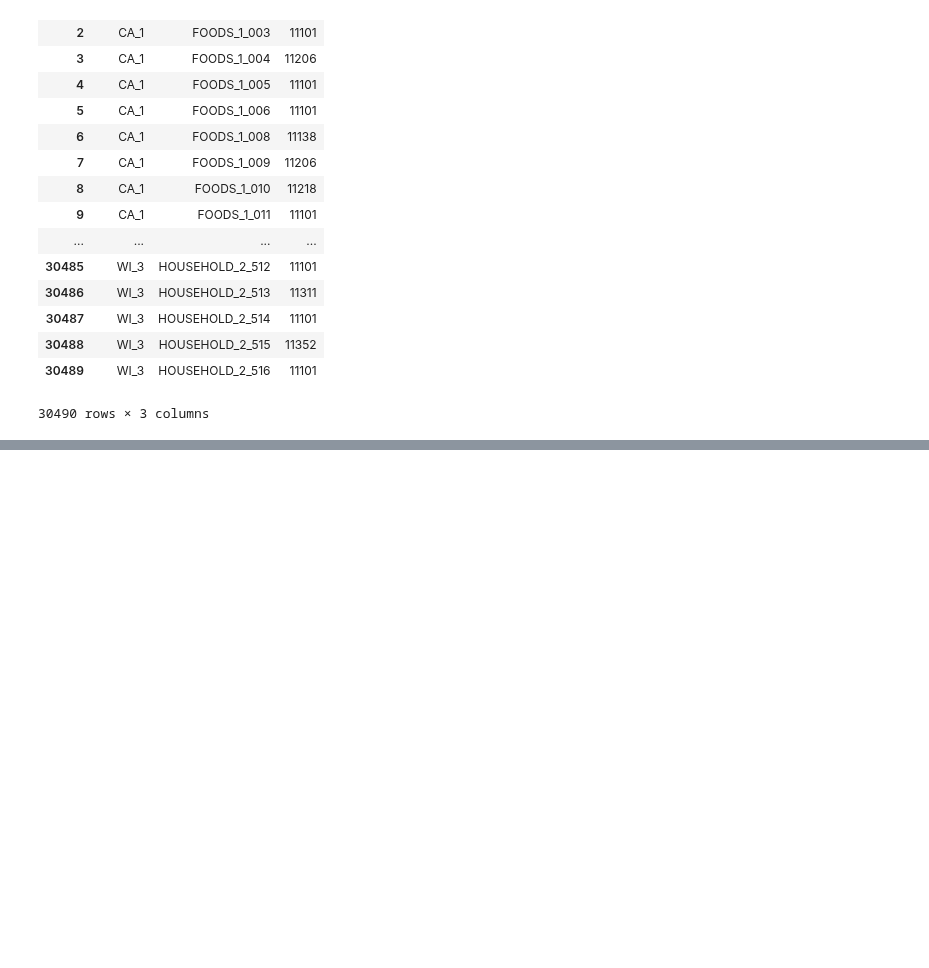
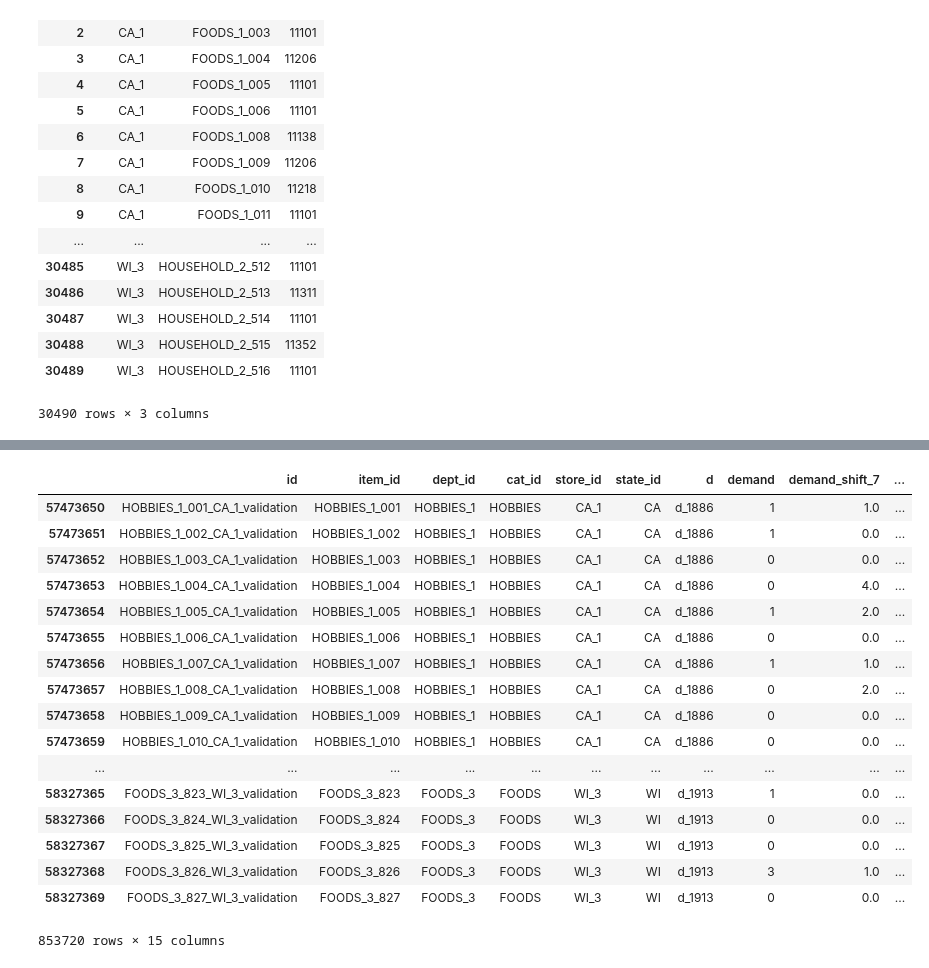
Before and after one commit to MitsuruFujiwara/M5-Forecasting-Accuracy, a Jupyter notebook: src/901_check_data.ipynb, the cells around one changed output, grey strips where cells are left out. Saved outputs shown, nothing was run; the diff lists cells and outputs as text; code cells hidden in the pictures; blank space fills up the shorter version.

```diff
--- a/src/901_check_data.ipynb
+++ b/src/901_check_data.ipynb
@@ -109,0 +110,2 @@ df_calendar
+# %%
+df_sales['d_numeric'] = df_sales['d'].apply(lambda x: int(x[2:]))
@@ -109,0 +132,21 @@ df_calendar
+# %%
+df_sales[(df_sales['d_numeric']>=1886)&(df_sales['d_numeric']<=1913)]
+# %% [output]
+|  | id | item_id | dept_id | cat_id | store_id | state_id | d | demand | demand_shift_7 | ... |
+| 57473650 | HOBBIES_1_001_CA_1_validation | HOBBIES_1_001 | HOBBIES_1 | HOBBIES | CA_1 | CA | d_1886 | 1 | 1.0 | ... |
+| 57473651 | HOBBIES_1_002_CA_1_validation | HOBBIES_1_002 | HOBBIES_1 | HOBBIES | CA_1 | CA | d_1886 | 1 | 0.0 | ... |
+| 57473652 | HOBBIES_1_003_CA_1_validation | HOBBIES_1_003 | HOBBIES_1 | HOBBIES | CA_1 | CA | d_1886 | 0 | 0.0 | ... |
+| 57473653 | HOBBIES_1_004_CA_1_validation | HOBBIES_1_004 | HOBBIES_1 | HOBBIES | CA_1 | CA | d_1886 | 0 | 4.0 | ... |
+| 57473654 | HOBBIES_1_005_CA_1_validation | HOBBIES_1_005 | HOBBIES_1 | HOBBIES | CA_1 | CA | d_1886 | 1 | 2.0 | ... |
+| 57473655 | HOBBIES_1_006_CA_1_validation | HOBBIES_1_006 | HOBBIES_1 | HOBBIES | CA_1 | CA | d_1886 | 0 | 0.0 | ... |
+| 57473656 | HOBBIES_1_007_CA_1_validation | HOBBIES_1_007 | HOBBIES_1 | HOBBIES | CA_1 | CA | d_1886 | 1 | 1.0 | ... |
+| 57473657 | HOBBIES_1_008_CA_1_validation | HOBBIES_1_008 | HOBBIES_1 | HOBBIES | CA_1 | CA | d_1886 | 0 | 2.0 | ... |
+| 57473658 | HOBBIES_1_009_CA_1_validation | HOBBIES_1_009 | HOBBIES_1 | HOBBIES | CA_1 | CA | d_1886 | 0 | 0.0 | ... |
+| 57473659 | HOBBIES_1_010_CA_1_validation | HOBBIES_1_010 | HOBBIES_1 | HOBBIES | CA_1 | CA | d_1886 | 0 | 0.0 | ... |
+| ... | ... | ... | ... | ... | ... | ... | ... | ... | ... | ... |
+| 58327365 | FOODS_3_823_WI_3_validation | FOODS_3_823 | FOODS_3 | FOODS | WI_3 | WI | d_1913 | 1 | 0.0 | ... |
+| 58327366 | FOODS_3_824_WI_3_validation | FOODS_3_824 | FOODS_3 | FOODS | WI_3 | WI | d_1913 | 0 | 0.0 | ... |
+| 58327367 | FOODS_3_825_WI_3_validation | FOODS_3_825 | FOODS_3 | FOODS | WI_3 | WI | d_1913 | 0 | 0.0 | ... |
+| 58327368 | FOODS_3_826_WI_3_validation | FOODS_3_826 | FOODS_3 | FOODS | WI_3 | WI | d_1913 | 3 | 1.0 | ... |
+| 58327369 | FOODS_3_827_WI_3_validation | FOODS_3_827 | FOODS_3 | FOODS | WI_3 | WI | d_1913 | 0 | 0.0 | ... |
+853720 rows × 15 columns
```
Also changed, not shown: parts of 5 cells of this notebook, 8 other files.
